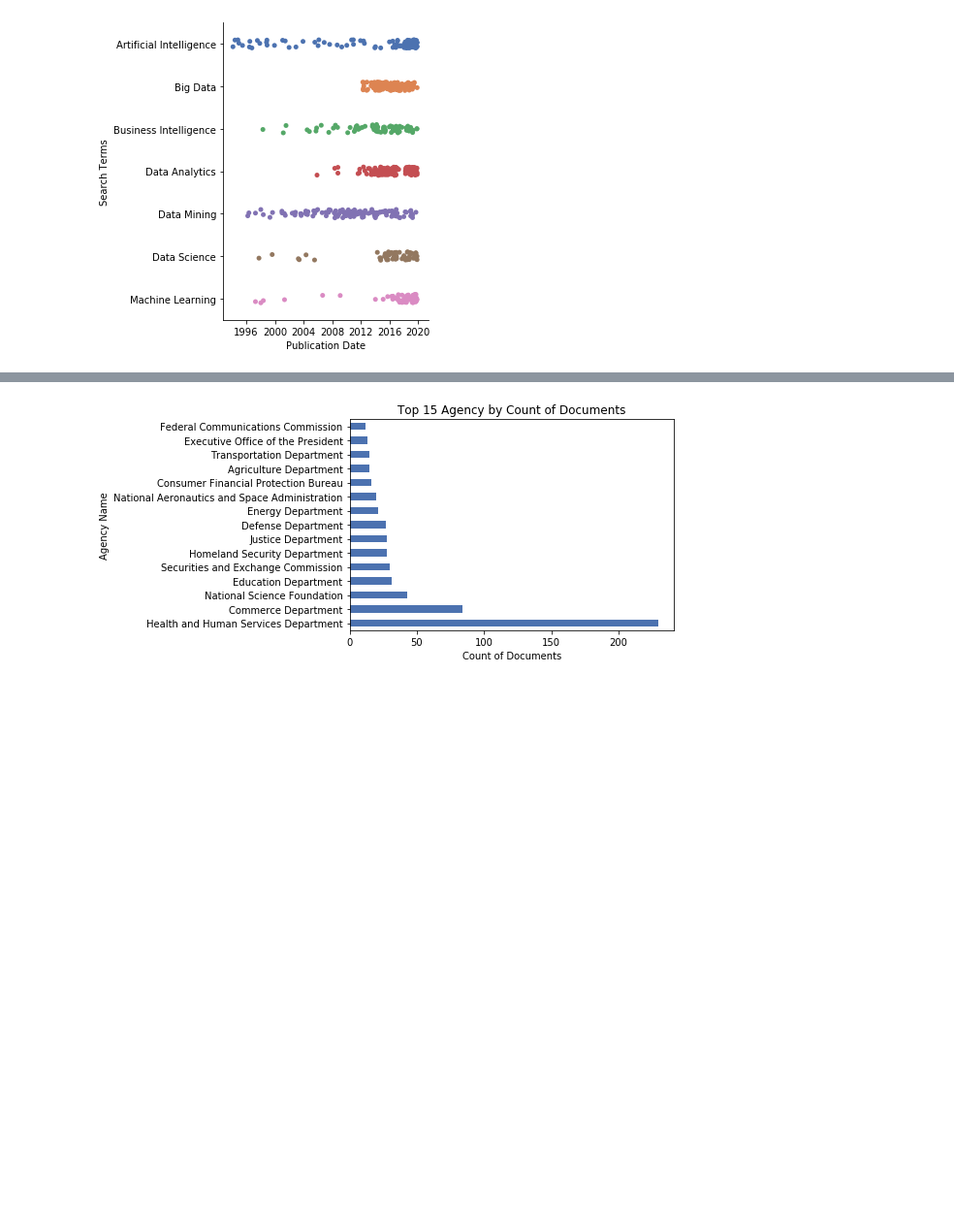
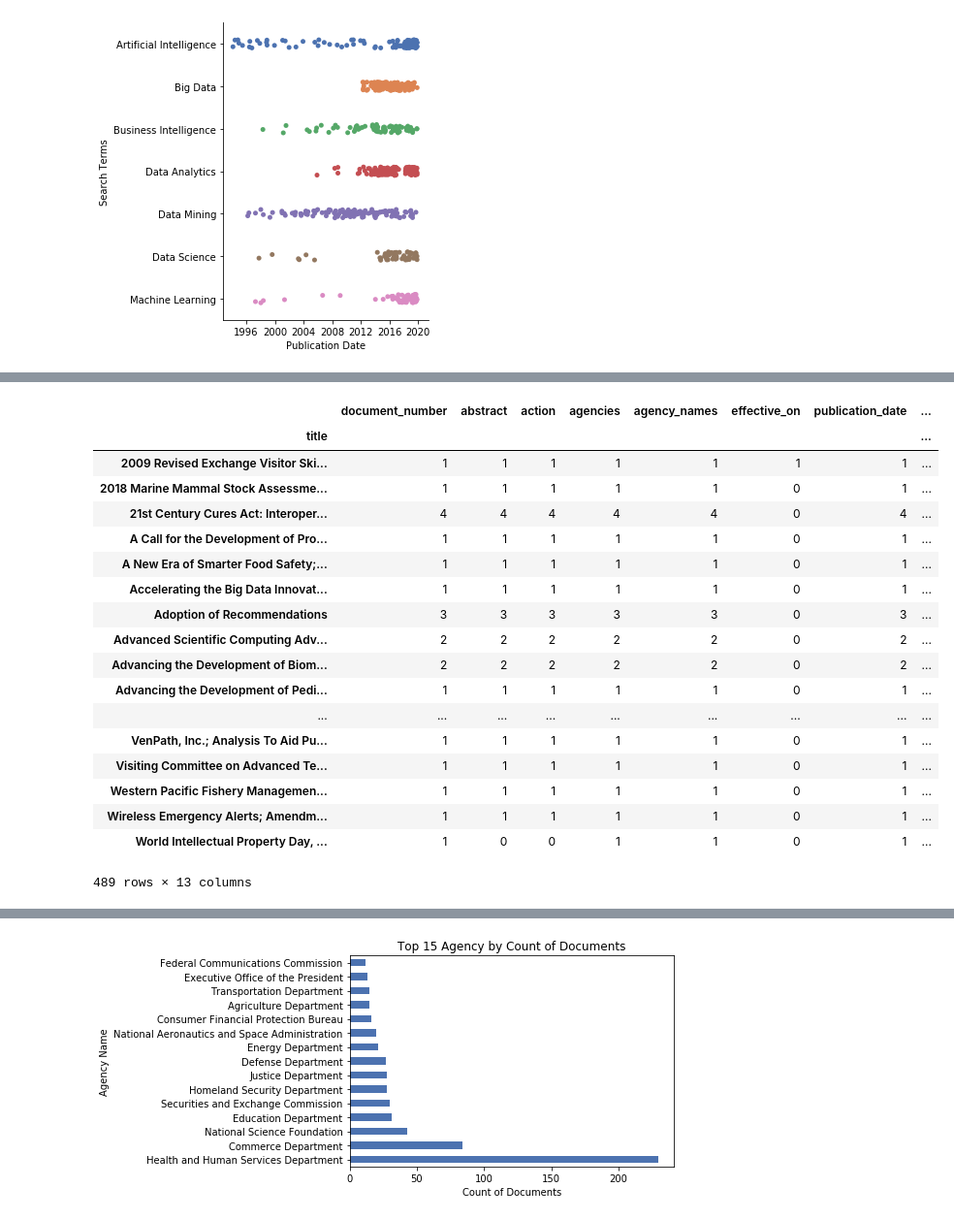
Before and after one commit to JDNantais/FederalRegister_API, a Jupyter notebook: DATA 601 - Federal Register API v2.ipynb, the cells around one changed output, grey strips where cells are left out. Shown: that part at 97% size. Saved outputs shown, nothing was run; the diff lists cells and outputs as text; code cells hidden in the pictures; blank space fills up the shorter version.

```diff
--- a/DATA 601 - Federal Register API v2.ipynb
+++ b/DATA 601 - Federal Register API v2.ipynb
@@ -270 +284,23 @@ HHS_df
+# %%
+master_df.groupby('title').count()
+# %% [output]
+|  | document_number | abstract | action | agencies | agency_names | effective_on | publication_date | ... |
+| title |  |  |  |  |  |  |  | ... |
+| 2009 Revised Exchange Visitor Ski... | 1 | 1 | 1 | 1 | 1 | 1 | 1 | ... |
+| 2018 Marine Mammal Stock Assessme... | 1 | 1 | 1 | 1 | 1 | 0 | 1 | ... |
+| 21st Century Cures Act: Interoper... | 4 | 4 | 4 | 4 | 4 | 0 | 4 | ... |
+| A Call for the Development of Pro... | 1 | 1 | 1 | 1 | 1 | 0 | 1 | ... |
+| A New Era of Smarter Food Safety;... | 1 | 1 | 1 | 1 | 1 | 0 | 1 | ... |
+| Accelerating the Big Data Innovat... | 1 | 1 | 1 | 1 | 1 | 0 | 1 | ... |
+| Adoption of Recommendations | 3 | 3 | 3 | 3 | 3 | 0 | 3 | ... |
+| Advanced Scientific Computing Adv... | 2 | 2 | 2 | 2 | 2 | 0 | 2 | ... |
+| Advancing the Development of Biom... | 2 | 2 | 2 | 2 | 2 | 0 | 2 | ... |
+| Advancing the Development of Pedi... | 1 | 1 | 1 | 1 | 1 | 0 | 1 | ... |
+| ... | ... | ... | ... | ... | ... | ... | ... | ... |
+| VenPath, Inc.; Analysis To Aid Pu... | 1 | 1 | 1 | 1 | 1 | 0 | 1 | ... |
+| Visiting Committee on Advanced Te... | 1 | 1 | 1 | 1 | 1 | 0 | 1 | ... |
+| Western Pacific Fishery Managemen... | 1 | 1 | 1 | 1 | 1 | 0 | 1 | ... |
+| Wireless Emergency Alerts; Amendm... | 1 | 1 | 1 | 1 | 1 | 0 | 1 | ... |
+| World Intellectual Property Day, ... | 1 | 0 | 0 | 1 | 1 | 0 | 1 | ... |
+489 rows × 13 columns
 # %%
```
Also changed, not shown: parts of 18 cells of this notebook, 4 other files.
